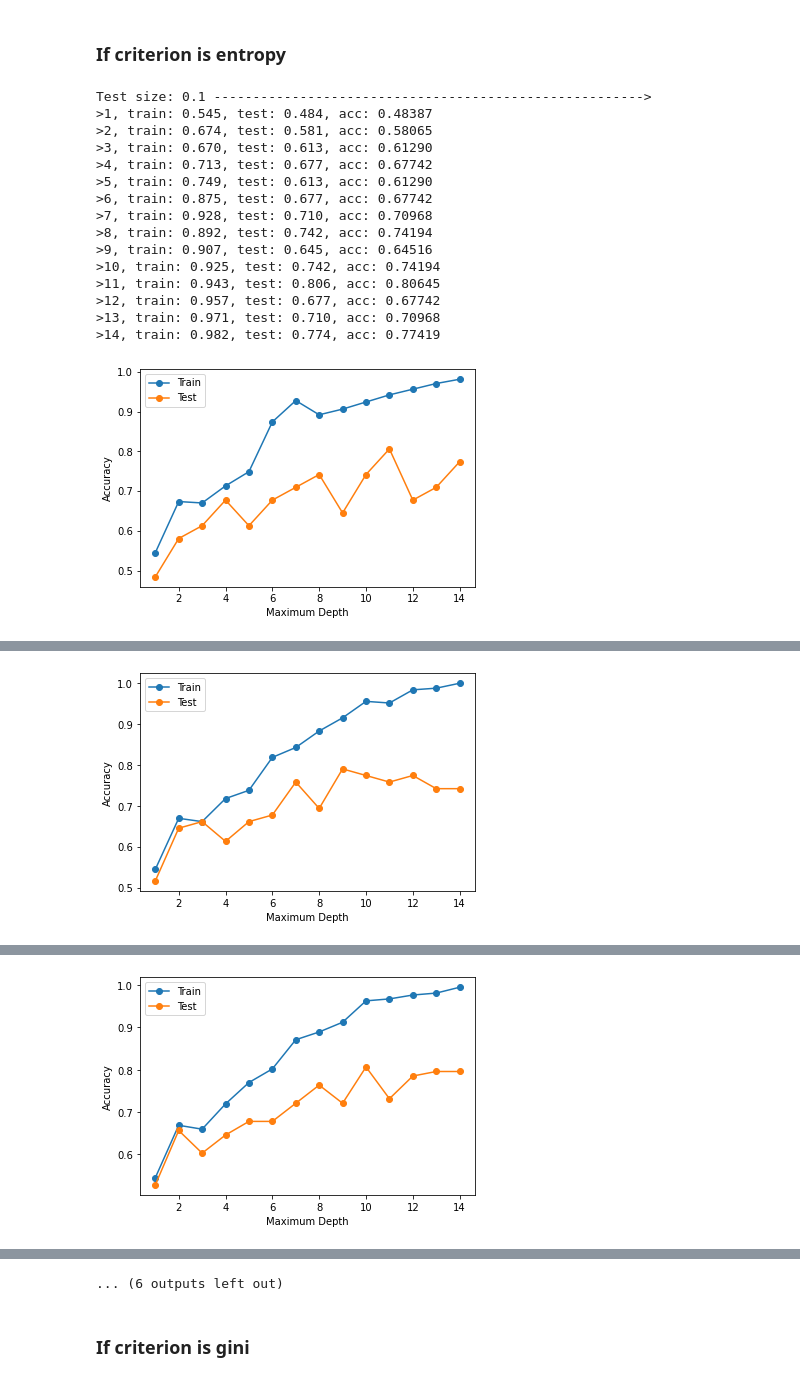
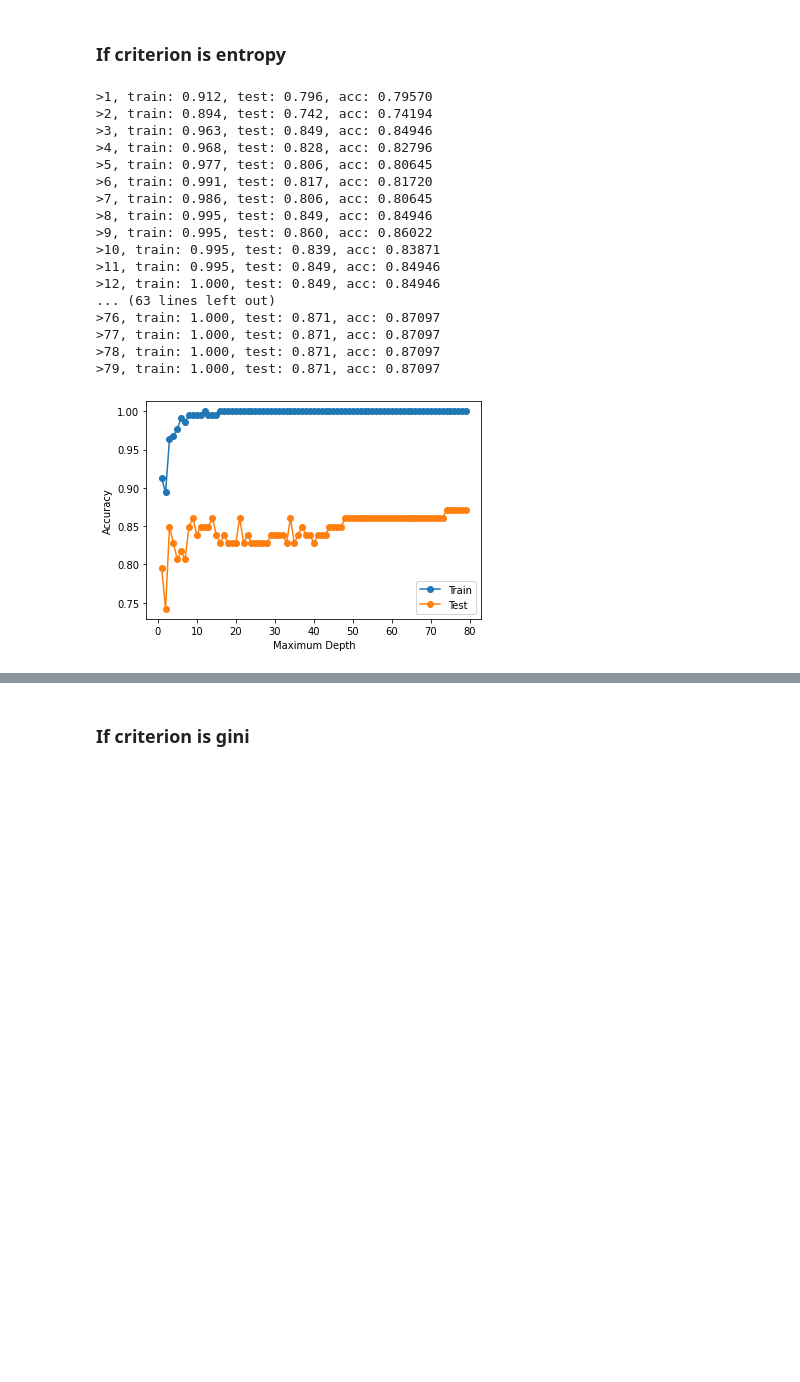
Before and after one commit to cityu-assignment/CS3481-assignment2, a Jupyter notebook: cs3481_asm.ipynb, the cells around one changed output, grey strips where cells are left out. Drawn from its saved outputs; the diff is of its cells as text; code cells hidden in the pictures; blank space fills up the shorter version.

```diff
--- a/cs3481_asm.ipynb
+++ b/cs3481_asm.ipynb
@@ -100,23 +100,22 @@ The constructDecisionTrees function is called twice: once with selected_Criterio
 # %%
 from sklearn.metrics import accuracy_score
 from sklearn.model_selection import train_test_split
-from sklearn.tree import DecisionTreeClassifier
+from sklearn.ensemble import RandomForestClassifier
+from sklearn.naive_bayes import GaussianNB
 
-def constructDecisionTrees(selected_Criterion):
-  max_treeDepth = [i for i in range(1, 15)]
+def constructRandomForestClassifiers(selected_Criterion):
+  max_estimators = [i for i in range(1, 80)]
 
-  for i in range(1, 10):
-    X_trainset, X_testset, y_trainset, y_testset = train_test_split(X, y, test_size=i/10, random_state=0, stratify=y)
-    train_errors = []
-    test_errors = []
-    print('Test size: %.1f ------------------------------------------------------->' % (i/10))
+  X_trainset, X_testset, y_trainset, y_testset = train_test_split(X, y, test_size=0.3, random_state=0, stratify=y)
 
-    for x in max_treeDepth:
-      dtc = DecisionTreeClassifier(criterion=selected_Criterion
-                                  ,max_depth=x
-                                  ,splitter="random"
-                                  ,random_state=0
-                                 )
+  train_errors = []
+  test_errors = []
+
+  for x in max_estimators:
+      dtc = RandomForestClassifier(n_estimators = x,
+                                   criterion=selected_Criterion,
+                                   random_state=0
+                                   )
 
       dtc.fit(X_trainset, y_trainset)
       train_z = dtc.predict(X_trainset)
@@ -129,13 +128,12 @@ def constructDecisionTrees(selected_Criterion):
       test_errors.append(test_acc)
       print('>%d, train: %.3f, test: %.3f, acc: %.5f' % (x, train_acc, test_acc, (accuracy_score(y_testset, test_z))))
 
-    plt.plot(max_treeDepth, train_errors, '-o', label='Train')
-    plt.plot(max_treeDepth, test_errors, '-o', label='Test')
-    plt.ylabel('Accuracy')
-    plt.xlabel('Maximum Depth')
-    plt.legend()
-    plt.show()
-    print('\n')
+  plt.plot(max_estimators, train_errors, '-o', label='Train')
+  plt.plot(max_estimators, test_errors, '-o', label='Test')
+  plt.ylabel('Accuracy')
+  plt.xlabel('Maximum Depth')
+  plt.legend()
+  plt.show()
 # %% [markdown]
 ## **Compare decision trees**
 # %% [markdown]
@@ -144,21 +142,23 @@ Each section of the output corresponds to a different dataset size, starting fro
 
 ### **If criterion is entropy**
 # %%
-constructDecisionTrees('entropy')
+constructRandomForestClassifiers('entropy')
 # %% [output]
-Test size: 0.1 ------------------------------------------------------->
->1, train: 0.545, test: 0.484, acc: 0.48387
->2, train: 0.674, test: 0.581, acc: 0.58065
->3, train: 0.670, test: 0.613, acc: 0.61290
->4, train: 0.713, test: 0.677, acc: 0.67742
->5, train: 0.749, test: 0.613, acc: 0.61290
->6, train: 0.875, test: 0.677, acc: 0.67742
->7, train: 0.928, test: 0.710, acc: 0.70968
->8, train: 0.892, test: 0.742, acc: 0.74194
->9, train: 0.907, test: 0.645, acc: 0.64516
->10, train: 0.925, test: 0.742, acc: 0.74194
->11, train: 0.943, test: 0.806, acc: 0.80645
->12, train: 0.957, test: 0.677, acc: 0.67742
->13, train: 0.971, test: 0.710, acc: 0.70968
->14, train: 0.982, test: 0.774, acc: 0.77419
+>1, train: 0.912, test: 0.796, acc: 0.79570
+>2, train: 0.894, test: 0.742, acc: 0.74194
+>3, train: 0.963, test: 0.849, acc: 0.84946
+>4, train: 0.968, test: 0.828, acc: 0.82796
+>5, train: 0.977, test: 0.806, acc: 0.80645
+>6, train: 0.991, test: 0.817, acc: 0.81720
+>7, train: 0.986, test: 0.806, acc: 0.80645
+>8, train: 0.995, test: 0.849, acc: 0.84946
+>9, train: 0.995, test: 0.860, acc: 0.86022
+>10, train: 0.995, test: 0.839, acc: 0.83871
+>11, train: 0.995, test: 0.849, acc: 0.84946
+>12, train: 1.000, test: 0.849, acc: 0.84946
+... (63 lines left out)
+>76, train: 1.000, test: 0.871, acc: 0.87097
+>77, train: 1.000, test: 0.871, acc: 0.87097
+>78, train: 1.000, test: 0.871, acc: 0.87097
+>79, train: 1.000, test: 0.871, acc: 0.87097
-[figure, old version]
+[figure, new version]
@@ -180 +164,0 @@ Test size: 0.2 ------------------------------------------------------->
-[figure, removed]
@@ -196 +164,0 @@ Test size: 0.3 ------------------------------------------------------->
-[figure, removed]
@@ -245,4 +165,3 @@ Test size: 0.6 ------------------------------------------------------->
-... (6 outputs left out)
 # %% [markdown]
 
 ### **If criterion is gini**
```
Also changed, not shown: parts of 22 cells of this notebook.
